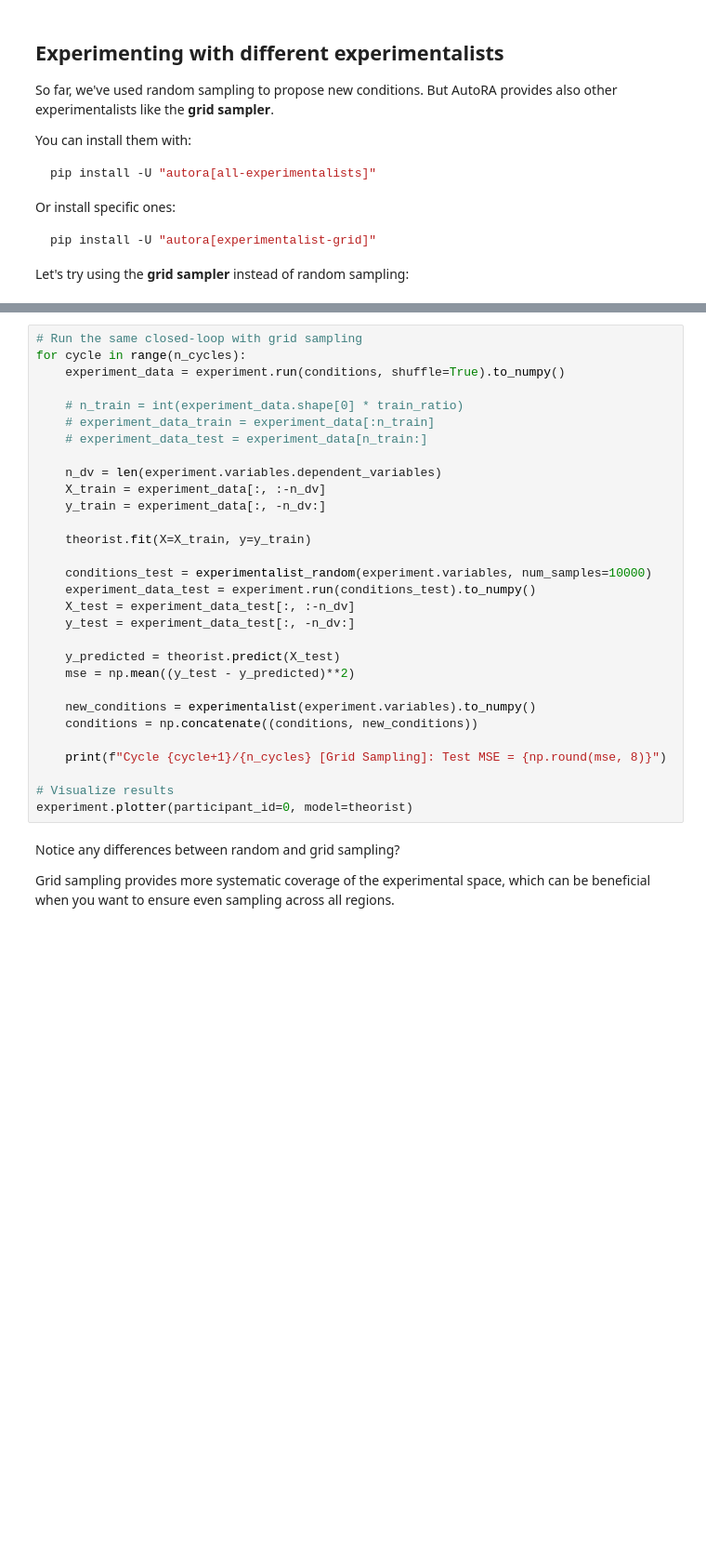
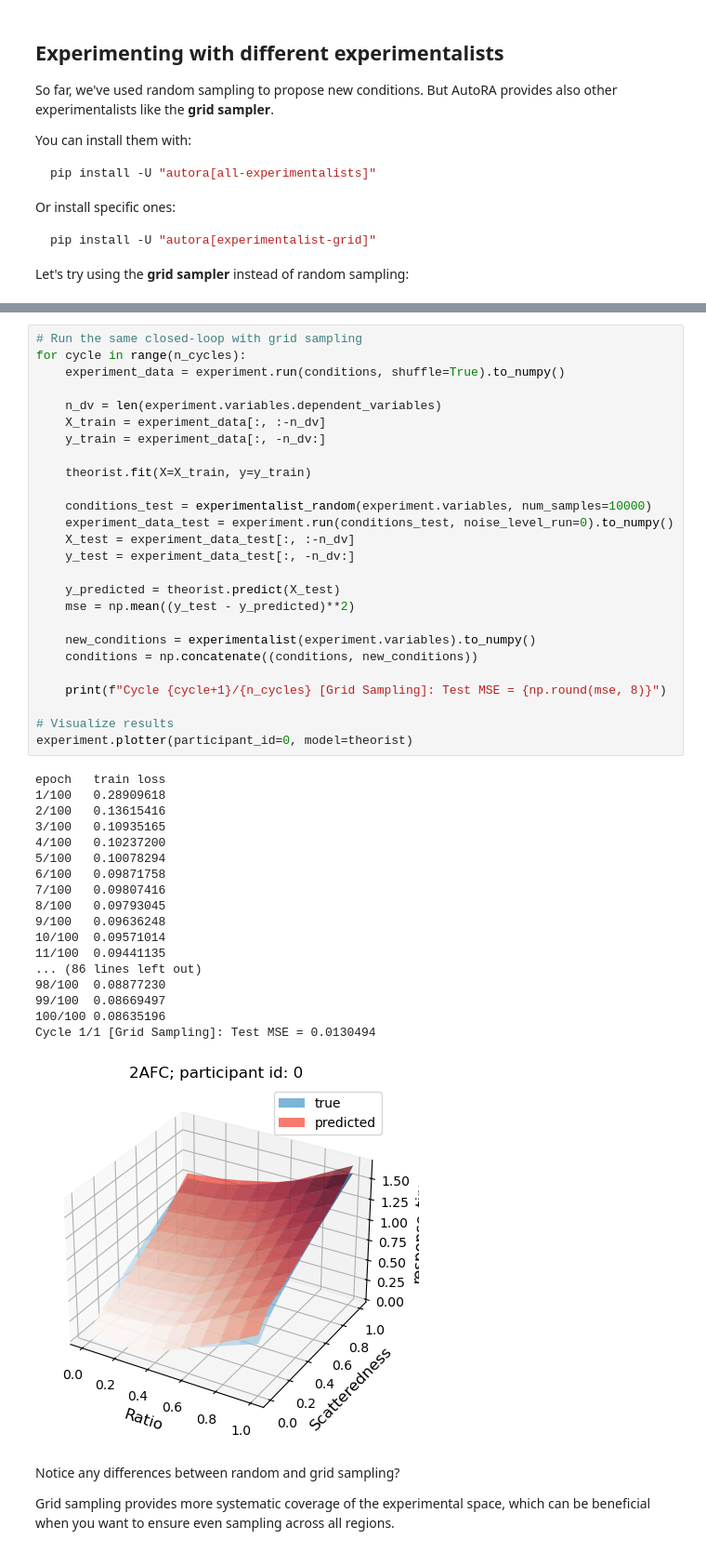
Before and after one commit to whyhardt/CourseOptimizingExperimentalDesign, a Jupyter notebook: tutorials/05_closedloop.ipynb, the cells around one changed output, grey strips where cells are left out. Shown at 93% size. Cells and saved outputs as stored; diff of their text form; blank space fills up the shorter version.

```diff
--- a/tutorials/05_closedloop.ipynb
+++ b/tutorials/05_closedloop.ipynb
@@ -369,33 +380,48 @@ print(conditions[:5])
 # %%
 # Run the same closed-loop with grid sampling
 for cycle in range(n_cycles):
     experiment_data = experiment.run(conditions, shuffle=True).to_numpy()
-
-    # n_train = int(experiment_data.shape[0] * train_ratio)
-    # experiment_data_train = experiment_data[:n_train]
-    # experiment_data_test = experiment_data[n_train:]
 
     n_dv = len(experiment.variables.dependent_variables)
     X_train = experiment_data[:, :-n_dv]
     y_train = experiment_data[:, -n_dv:]
 
     theorist.fit(X=X_train, y=y_train)
 
     conditions_test = experimentalist_random(experiment.variables, num_samples=10000)
-    experiment_data_test = experiment.run(conditions_test).to_numpy()
+    experiment_data_test = experiment.run(conditions_test, noise_level_run=0).to_numpy()
     X_test = experiment_data_test[:, :-n_dv]
     y_test = experiment_data_test[:, -n_dv:]
 
     y_predicted = theorist.predict(X_test)
     mse = np.mean((y_test - y_predicted)**2)
 
     new_conditions = experimentalist(experiment.variables).to_numpy()
     conditions = np.concatenate((conditions, new_conditions))
 
     print(f"Cycle {cycle+1}/{n_cycles} [Grid Sampling]: Test MSE = {np.round(mse, 8)}")
 
 # Visualize results
 experiment.plotter(participant_id=0, model=theorist)
+# %% [output]
+epoch   train loss
+1/100   0.28909618
+2/100   0.13615416
+3/100   0.10935165
+4/100   0.10237200
+5/100   0.10078294
+6/100   0.09871758
+7/100   0.09807416
+8/100   0.09793045
+9/100   0.09636248
+10/100  0.09571014
+11/100  0.09441135
+... (86 lines left out)
+98/100  0.08877230
+99/100  0.08669497
+100/100 0.08635196
+Cycle 1/1 [Grid Sampling]: Test MSE = 0.0130494
+[figure, added]
 # %% [markdown]
 Notice any differences between random and grid sampling?
 
```
Also changed, not shown: parts of 6 cells of this notebook, 1 other file.
